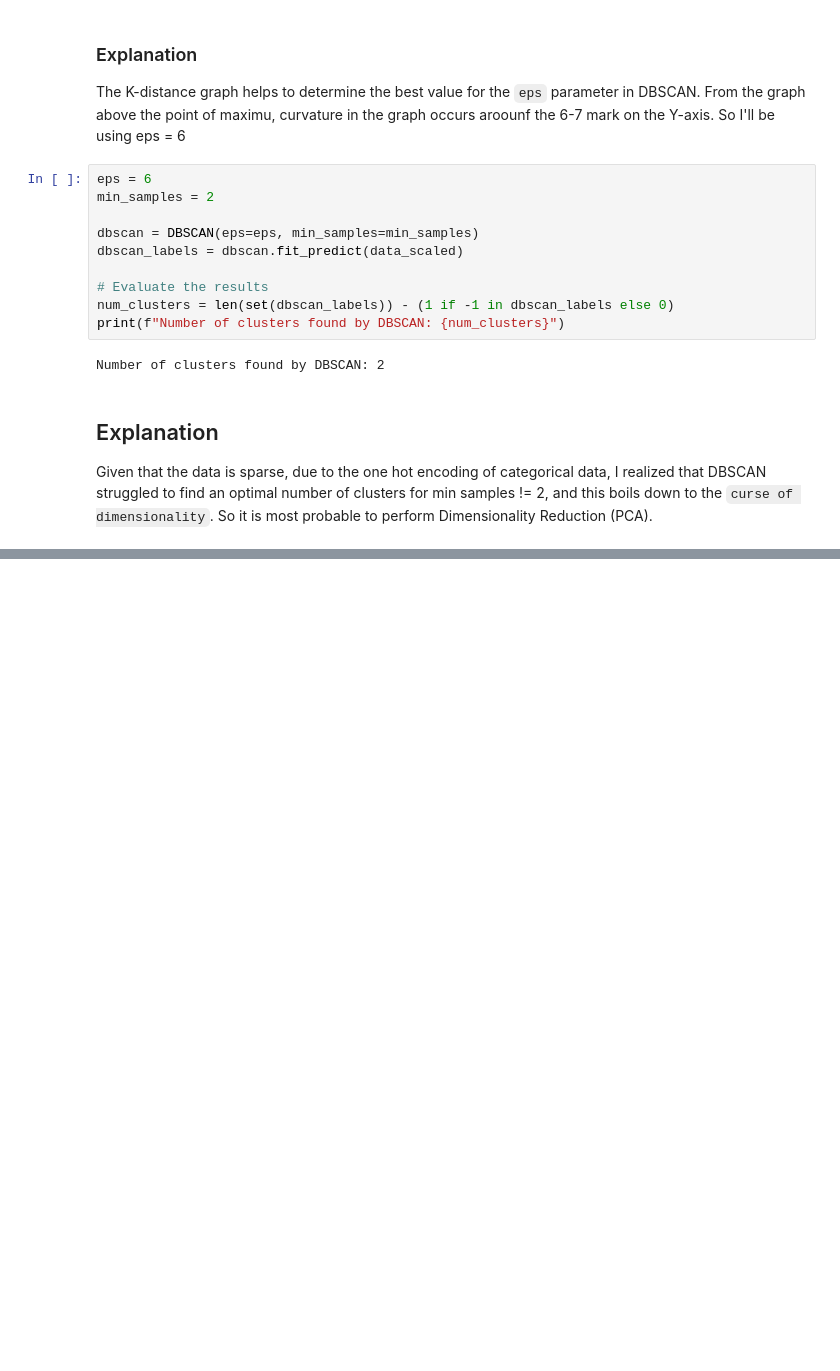
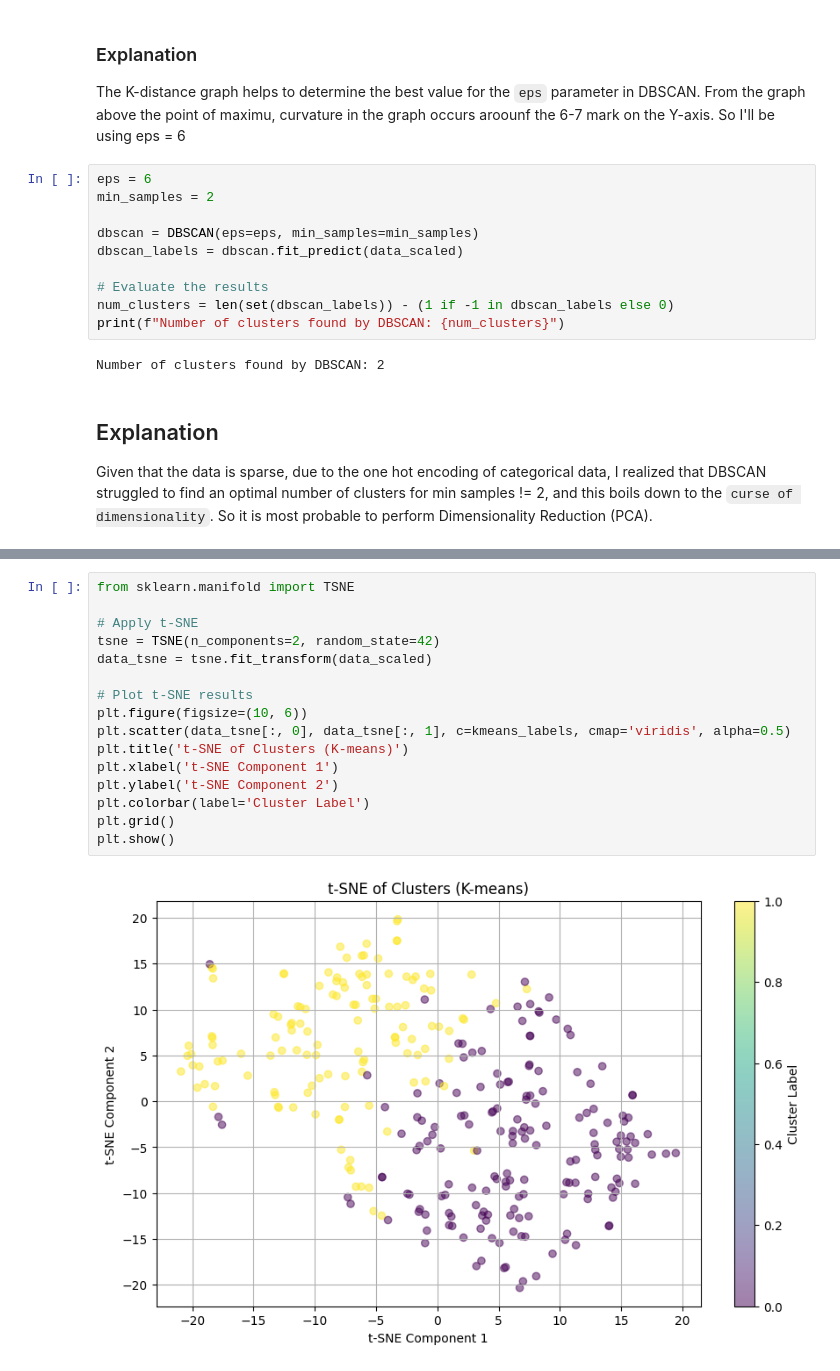
Before and after one commit to kayc0des/clustering_formative, a Jupyter notebook: clustering_formative.ipynb, the cells around one changed output, grey strips where cells are left out. Cells and saved outputs as stored; diff of their text form; blank space fills up the shorter version.

```diff
--- a/clustering_formative.ipynb
+++ b/clustering_formative.ipynb
@@ -378,0 +400,18 @@ Given that the data is sparse, due to the one hot encoding of categorical data,
+# %%
+from sklearn.manifold import TSNE
+
+# Apply t-SNE
+tsne = TSNE(n_components=2, random_state=42)
+data_tsne = tsne.fit_transform(data_scaled)
+
+# Plot t-SNE results
+plt.figure(figsize=(10, 6))
+plt.scatter(data_tsne[:, 0], data_tsne[:, 1], c=kmeans_labels, cmap='viridis', alpha=0.5)
+plt.title('t-SNE of Clusters (K-means)')
+plt.xlabel('t-SNE Component 1')
+plt.ylabel('t-SNE Component 2')
+plt.colorbar(label='Cluster Label')
+plt.grid()
+plt.show()
+# %% [output]
+[figure, added]
```
Also changed, not shown: parts of 3 cells of this notebook, 2 other files.
